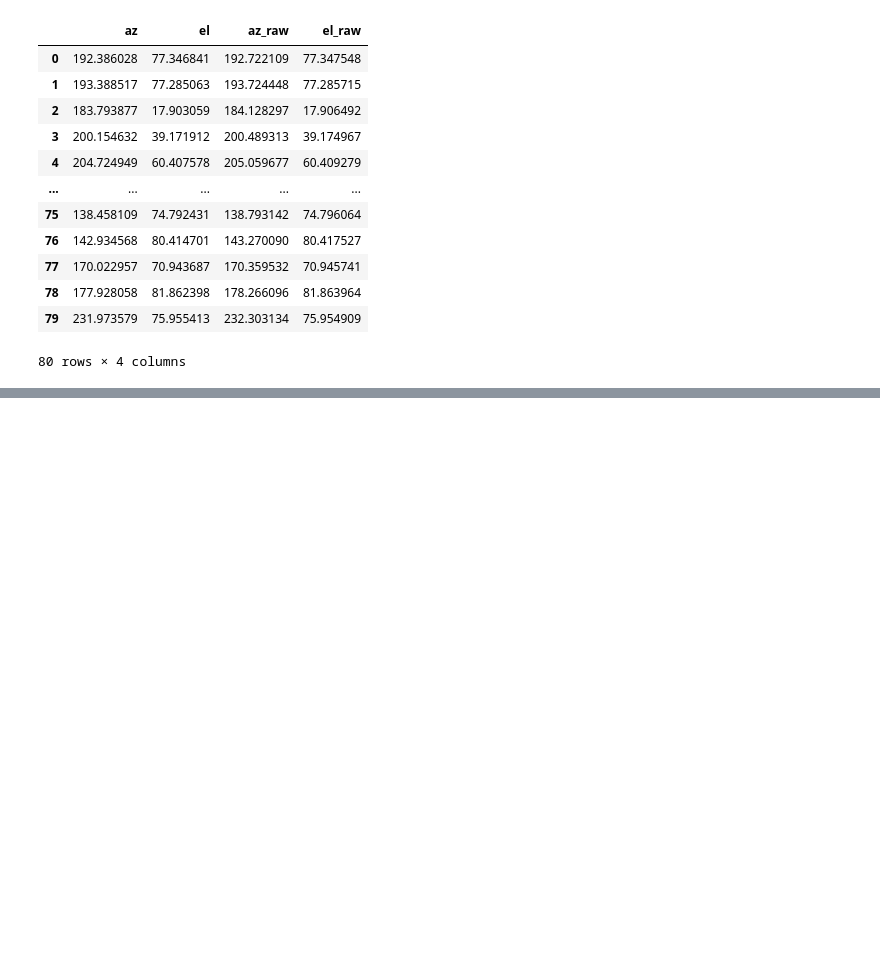
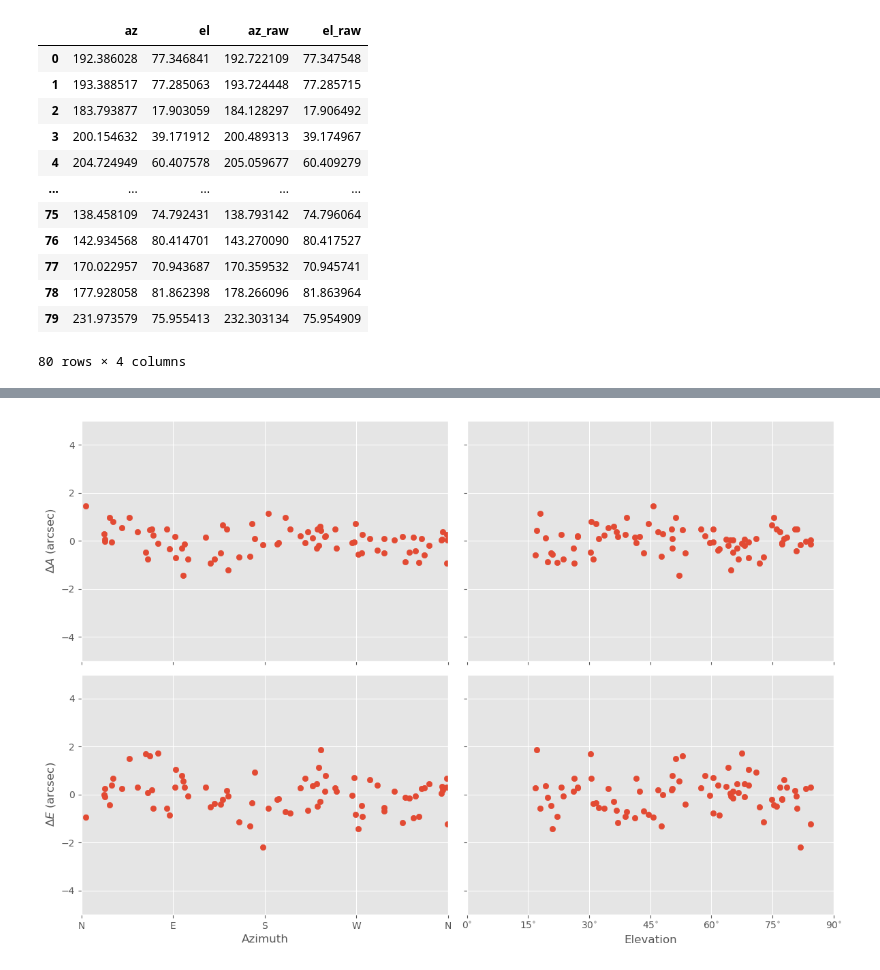
Before and after one commit to MMTObservatory/pointing_analysis, a Jupyter notebook: pointing_data/20210821/tpoint.ipynb, the cells around one changed output, grey strips where cells are left out. Drawn from its saved outputs; the diff is of its cells as text; code cells hidden in the pictures; blank space fills up the shorter version.

```diff
--- a/pointing_data/20210821/tpoint.ipynb
+++ b/pointing_data/20210821/tpoint.ipynb
@@ -323,0 +333,4 @@ _ = corner.corner(idata)
+# %%
+f = pointing_azel_resid(coo_obs, mc_coo)
+# %% [output]
+[figure, added]
```
Also changed, not shown: parts of 11 cells of this notebook.
